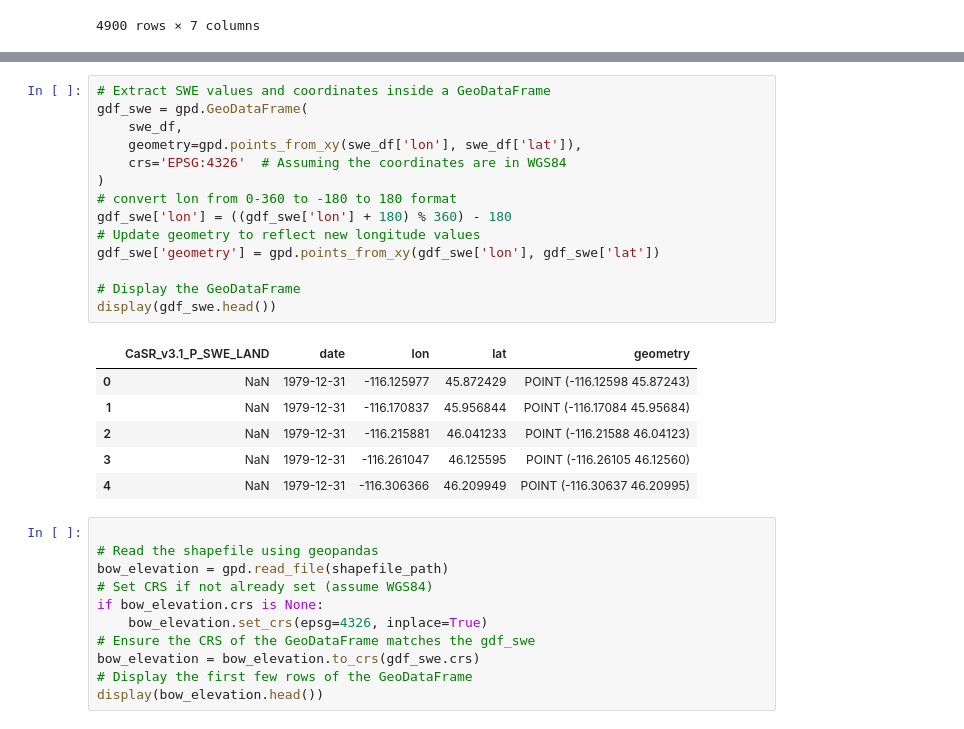
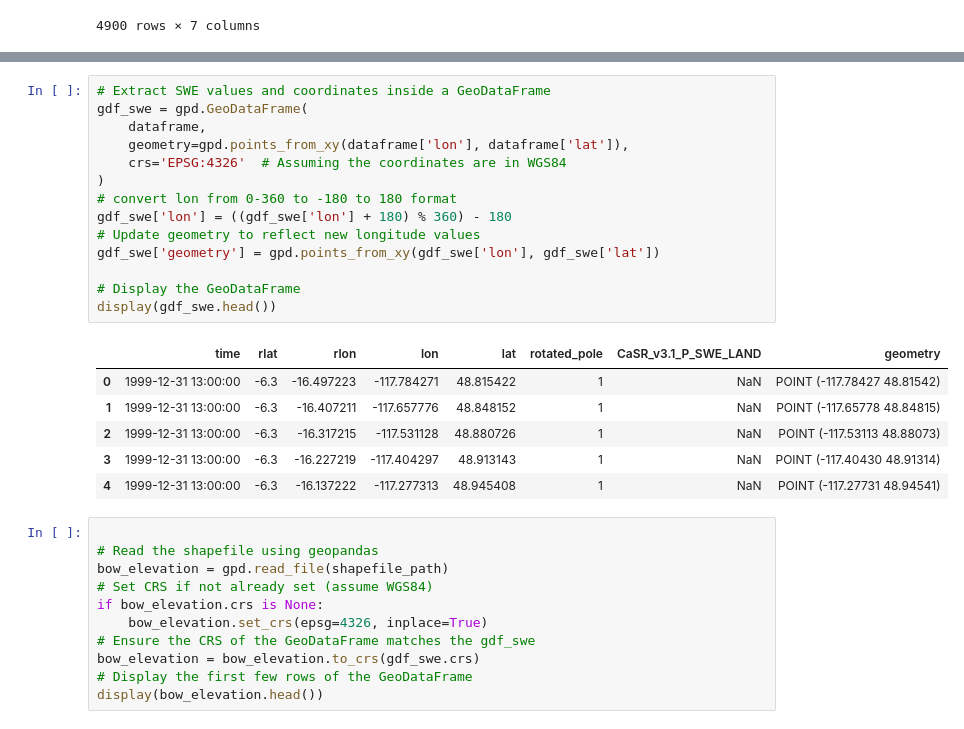
Before and after one commit to hasithajayamaha/snowdroughtindex-main, a Jupyter notebook: notebooks/workflows/0.3_CaSR_data_preparation.ipynb, the cells around one changed output, grey strips where cells are left out. Saved outputs shown, nothing was run; the diff lists cells and outputs as text.

```diff
--- a/notebooks/workflows/0.3_CaSR_data_preparation.ipynb
+++ b/notebooks/workflows/0.3_CaSR_data_preparation.ipynb
@@ -110,24 +95,24 @@ display(swe_df.head())
 # %%
 # Extract SWE values and coordinates inside a GeoDataFrame
 gdf_swe = gpd.GeoDataFrame(
-    swe_df,
-    geometry=gpd.points_from_xy(swe_df['lon'], swe_df['lat']),
+    dataframe,
+    geometry=gpd.points_from_xy(dataframe['lon'], dataframe['lat']),
     crs='EPSG:4326'  # Assuming the coordinates are in WGS84
 )
 # convert lon from 0-360 to -180 to 180 format
 gdf_swe['lon'] = ((gdf_swe['lon'] + 180) % 360) - 180
 # Update geometry to reflect new longitude values
 gdf_swe['geometry'] = gpd.points_from_xy(gdf_swe['lon'], gdf_swe['lat'])
 
 # Display the GeoDataFrame
 display(gdf_swe.head())
 # %% [output]
-|  | CaSR_v3.1_P_SWE_LAND | date | lon | lat | geometry |
-| 0 | NaN | 1979-12-31 | -116.125977 | 45.872429 | POINT (-116.12598 45.87243) |
-| 1 | NaN | 1979-12-31 | -116.170837 | 45.956844 | POINT (-116.17084 45.95684) |
-| 2 | NaN | 1979-12-31 | -116.215881 | 46.041233 | POINT (-116.21588 46.04123) |
-| 3 | NaN | 1979-12-31 | -116.261047 | 46.125595 | POINT (-116.26105 46.12560) |
-| 4 | NaN | 1979-12-31 | -116.306366 | 46.209949 | POINT (-116.30637 46.20995) |
+|  | time | rlat | rlon | lon | lat | rotated_pole | CaSR_v3.1_P_SWE_LAND | geometry |
+| 0 | 1999-12-31 13:00:00 | -6.3 | -16.497223 | -117.784271 | 48.815422 | 1 | NaN | POINT (-117.78427 48.81542) |
+| 1 | 1999-12-31 13:00:00 | -6.3 | -16.407211 | -117.657776 | 48.848152 | 1 | NaN | POINT (-117.65778 48.84815) |
+| 2 | 1999-12-31 13:00:00 | -6.3 | -16.317215 | -117.531128 | 48.880726 | 1 | NaN | POINT (-117.53113 48.88073) |
+| 3 | 1999-12-31 13:00:00 | -6.3 | -16.227219 | -117.404297 | 48.913143 | 1 | NaN | POINT (-117.40430 48.91314) |
+| 4 | 1999-12-31 13:00:00 | -6.3 | -16.137222 | -117.277313 | 48.945408 | 1 | NaN | POINT (-117.27731 48.94541) |
 # %%
 
 # Read the shapefile using geopandas
```
Also changed, not shown: parts of 12 cells of this notebook.
